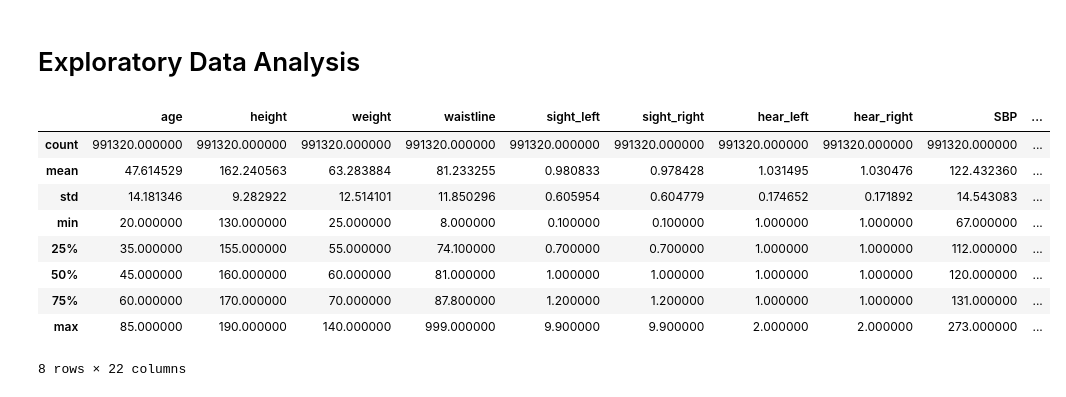
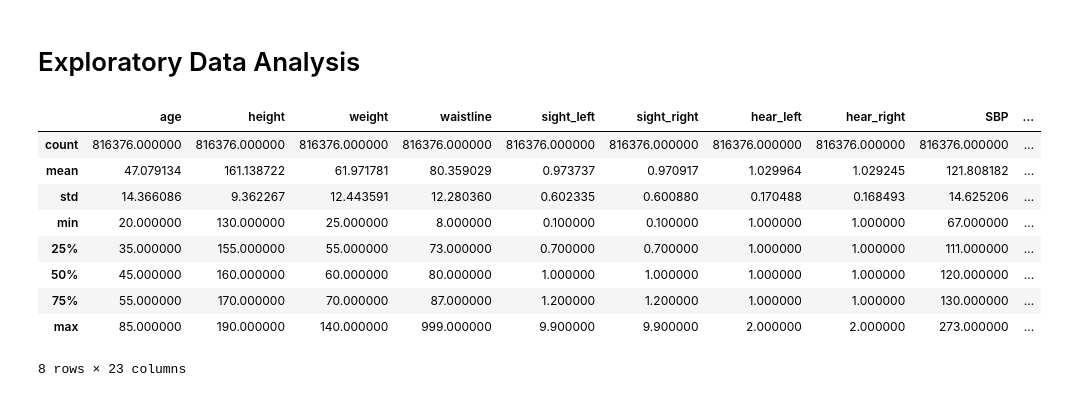
Before and after one commit to lekhshetty/CS677-Term-Project, a Jupyter notebook: Project Code.ipynb, the cells around one changed output. Saved outputs shown, nothing was run; the diff lists cells and outputs as text; code cells hidden in the pictures.

Commit message:
EDA + Feature Selection + Random Forest Classifier

```diff
--- a/Project Code.ipynb
+++ b/Project Code.ipynb
@@ -82,0 +101,12 @@ df = data[(z_scores.abs() < 3).all(axis=1)]
+# %%
+# Fill missing categorical columns with the mode
+categorical_cols = data.select_dtypes(include=['object']).columns
+data[categorical_cols] = data[categorical_cols].fillna(data[categorical_cols].mode().iloc[0])
+# %%
+# Step 3: Modify SMK_stat_type_cd for Binary Classification
+# Remove rows with SMK_stat_type_cd == 2
+df = data[data['SMK_stat_type_cd'] != 2]
+
+# Convert SMK_stat_type_cd == 3 to 0 (smoking == 1, non-smoking == 0)
+df['SMK_stat_type_cd'] = df['SMK_stat_type_cd'].map({1: 0, 3: 1})
+df.head(10)
@@ -82,0 +139,2 @@ df = data[(z_scores.abs() < 3).all(axis=1)]
+# %%
+df['DRK_YN'] = df['DRK_YN'].str.strip()
@@ -82,0 +147,4 @@ df = data[(z_scores.abs() < 3).all(axis=1)]
+# %%
+valid_values = ['Y', 'N']
+df = df[df['DRK_YN'].isin(valid_values)]
+df.head()
@@ -88,15 +198,15 @@ df['DRK_YN'] = df['DRK_YN'].map({'Y': 1, 'N': 0})
 # %% [markdown]
 # Exploratory Data Analysis
 # %%
-data.describe()
+df.describe()
 # %% [output]
 |  | age | height | weight | waistline | sight_left | sight_right | hear_left | hear_right | SBP | ... |
-| count | 991320.000000 | 991320.000000 | 991320.000000 | 991320.000000 | 991320.000000 | 991320.000000 | 991320.000000 | 991320.000000 | 991320.000000 | ... |
-| mean | 47.614529 | 162.240563 | 63.283884 | 81.233255 | 0.980833 | 0.978428 | 1.031495 | 1.030476 | 122.432360 | ... |
-| std | 14.181346 | 9.282922 | 12.514101 | 11.850296 | 0.605954 | 0.604779 | 0.174652 | 0.171892 | 14.543083 | ... |
+| count | 816376.000000 | 816376.000000 | 816376.000000 | 816376.000000 | 816376.000000 | 816376.000000 | 816376.000000 | 816376.000000 | 816376.000000 | ... |
+| mean | 47.079134 | 161.138722 | 61.971781 | 80.359029 | 0.973737 | 0.970917 | 1.029964 | 1.029245 | 121.808182 | ... |
+| std | 14.366086 | 9.362267 | 12.443591 | 12.280360 | 0.602335 | 0.600880 | 0.170488 | 0.168493 | 14.625206 | ... |
 | min | 20.000000 | 130.000000 | 25.000000 | 8.000000 | 0.100000 | 0.100000 | 1.000000 | 1.000000 | 67.000000 | ... |
-| 25% | 35.000000 | 155.000000 | 55.000000 | 74.100000 | 0.700000 | 0.700000 | 1.000000 | 1.000000 | 112.000000 | ... |
-| 50% | 45.000000 | 160.000000 | 60.000000 | 81.000000 | 1.000000 | 1.000000 | 1.000000 | 1.000000 | 120.000000 | ... |
-| 75% | 60.000000 | 170.000000 | 70.000000 | 87.800000 | 1.200000 | 1.200000 | 1.000000 | 1.000000 | 131.000000 | ... |
+| 25% | 35.000000 | 155.000000 | 55.000000 | 73.000000 | 0.700000 | 0.700000 | 1.000000 | 1.000000 | 111.000000 | ... |
+| 50% | 45.000000 | 160.000000 | 60.000000 | 80.000000 | 1.000000 | 1.000000 | 1.000000 | 1.000000 | 120.000000 | ... |
+| 75% | 55.000000 | 170.000000 | 70.000000 | 87.000000 | 1.200000 | 1.200000 | 1.000000 | 1.000000 | 130.000000 | ... |
 | max | 85.000000 | 190.000000 | 140.000000 | 999.000000 | 9.900000 | 9.900000 | 2.000000 | 2.000000 | 273.000000 | ... |
-8 rows × 22 columns
+8 rows × 23 columns
```
Also changed, not shown: parts of 32 cells of this notebook.
